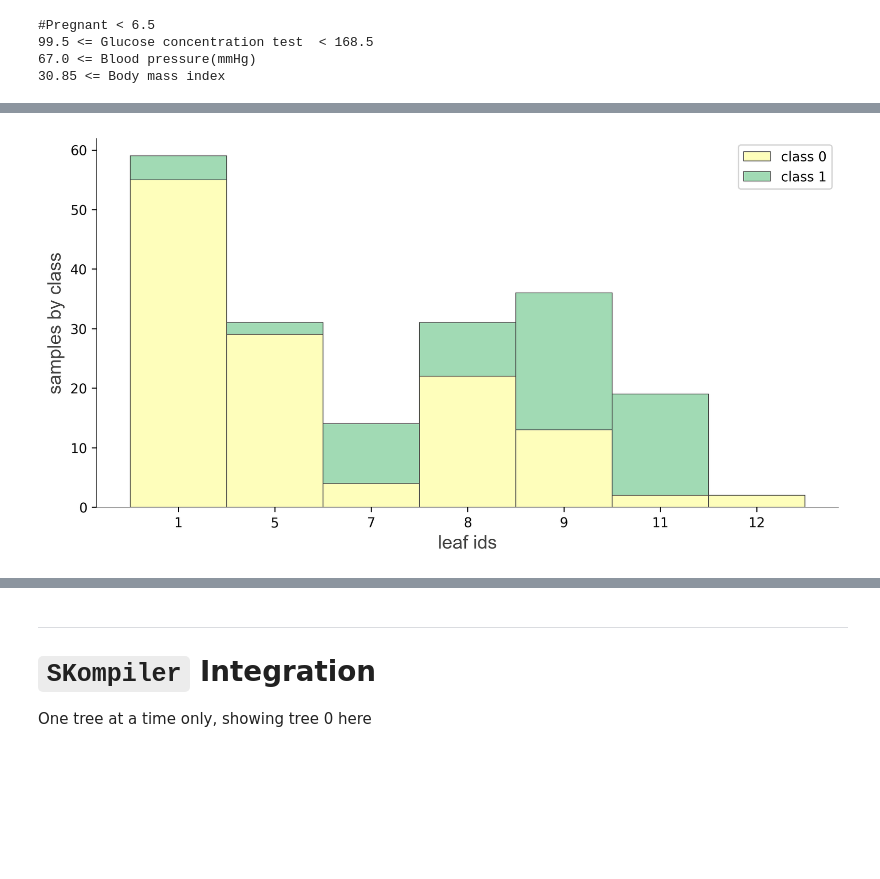
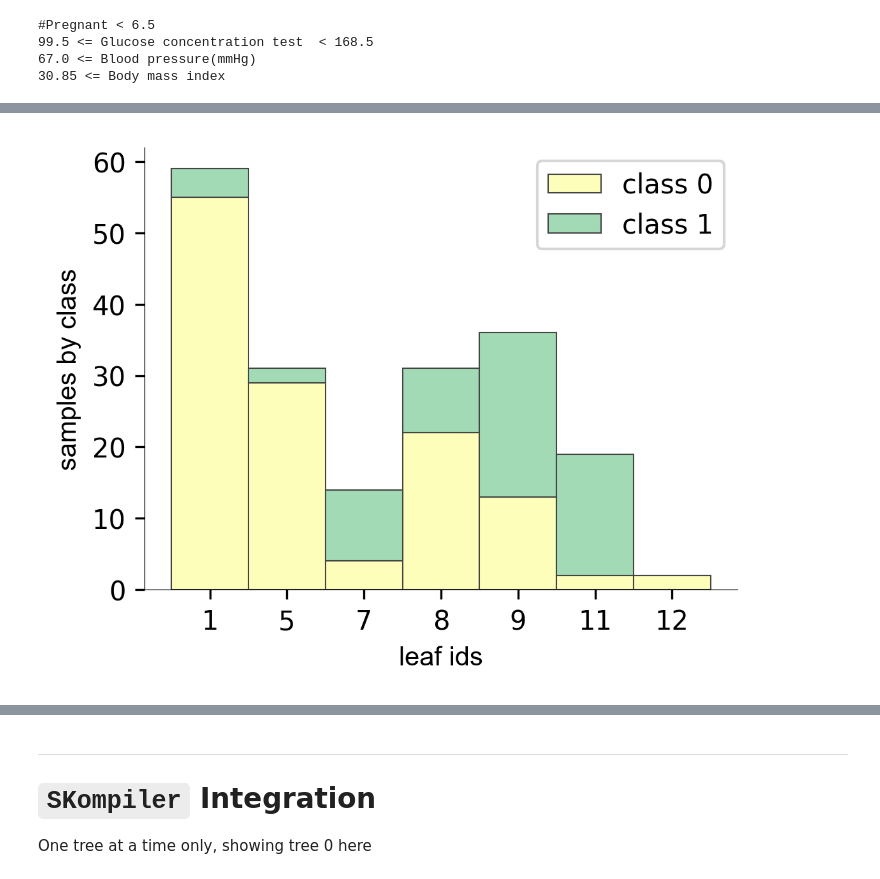
Before and after one commit to csinva/imodels, a Jupyter notebook: notebooks/figs_demo.ipynb, the cells around one changed output, grey strips where cells are left out. Saved outputs shown, nothing was run; the diff lists cells and outputs as text; code cells hidden in the pictures; blank space fills up the shorter version.

```diff
--- a/notebooks/FIGS_viz_demo.ipynb
+++ b/notebooks/figs_demo.ipynb
@@ -38,8 +37,3 @@ X_train, X_test, y_train, y_test, feat_names = demo_helper.get_diabetes_data()
 # %% [markdown]
 ***
 # FIGS
-# %%
-# Test while using new max_trees hyperparameter to limit to 1 tree
-model_figs_1 = FIGSClassifier(max_rules=7, max_trees=1)
-model_figs_1.fit(X_train, y_train, feature_names=feat_names);
-print(model_figs_1)
@@ -120,10 +113,20 @@ model_figs.plot(fig_size=7)
 # `dtreeviz` Integration
 One tree at a time only, showing tree 0 here
 # %%
-from dtreeviz import trees
-from dtreeviz.models.sklearn_decision_trees import ShadowSKDTree
+import dtreeviz
 from imodels.tree.viz_utils import extract_sklearn_tree_from_figs
 
 dt = extract_sklearn_tree_from_figs(model_figs, tree_num=0, n_classes=2)
-shadow_dtree = ShadowSKDTree(dt, X_train, y_train, feat_names, 'y', [0, 1])
+viz_model = dtreeviz.model(dt, X_train=X_train, y_train=y_train, feature_names=feat_names, target_name='y', class_names=[0, 1])
+# %%
+# color_params = {'classes': mpl_colors, 'hist_bar': 'C0', 'legend_edge': None} # TODO
+color_params = {'hist_bar': 'C0', 'legend_edge': None}
+for _ in ['axis_label', 'title', 'legend_title', 'text', 'arrow', 'node_label', 'tick_label', 'leaf_label', 'wedge', 'text_wedge']:
+    color_params[_] = 'black'
+dtv_params_gen = {'colors': color_params, 'fontname': 'Arial', 'figsize': (4, 3)}
+dtv_params = {#'leaftype': 'barh', # TODO
+              'label_fontsize': 10,
+              'colors': dtv_params_gen['colors'],
+              'fontname': dtv_params_gen['fontname']
+             }
 # %%
@@ -173,4 +157,4 @@ trees.describe_node_sample(shadow_dtree, node_id=8)
 # %%
-trees.ctreeviz_leaf_samples(shadow_dtree)
+viz_model.ctree_leaf_distributions(**dtv_params_gen)
 # %% [output]
-[figure, old version]
+[figure, new version]
```
Also changed, not shown: parts of 13 cells of this notebook, 1 other file.
